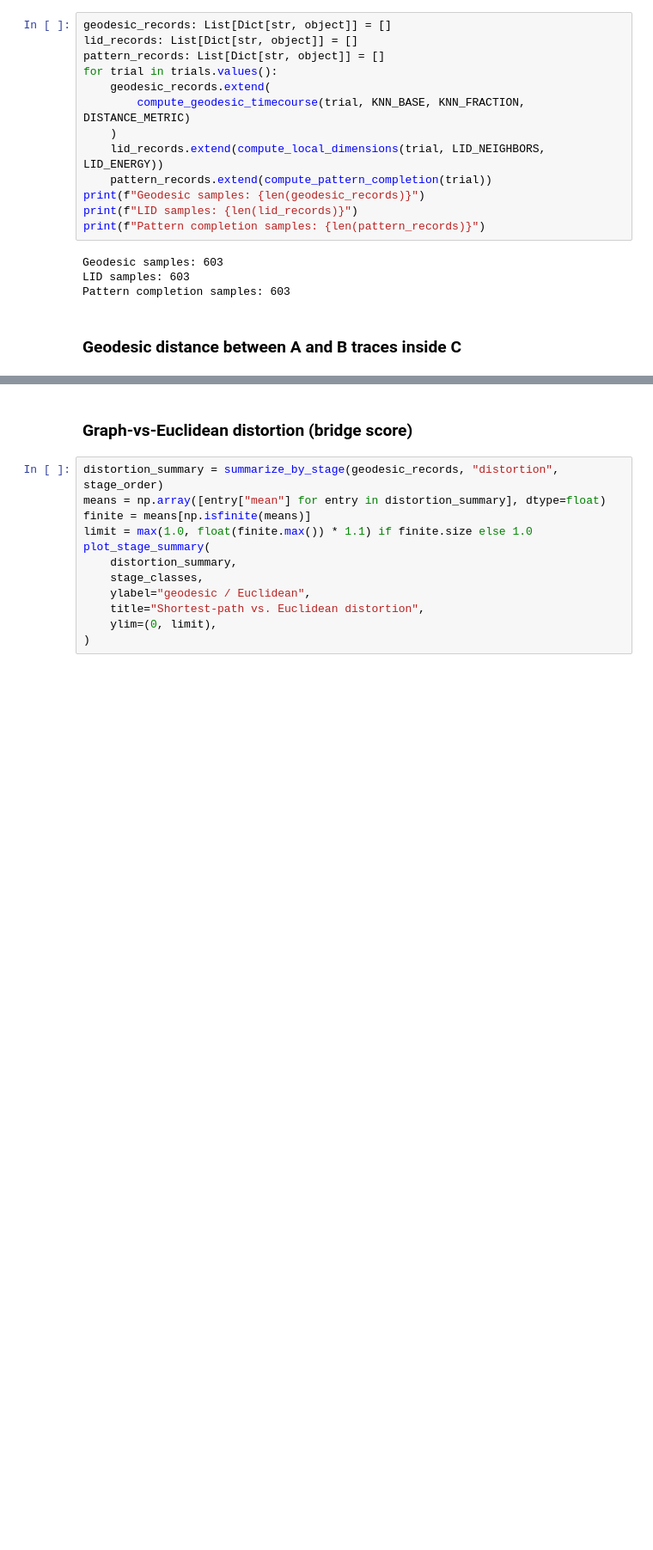
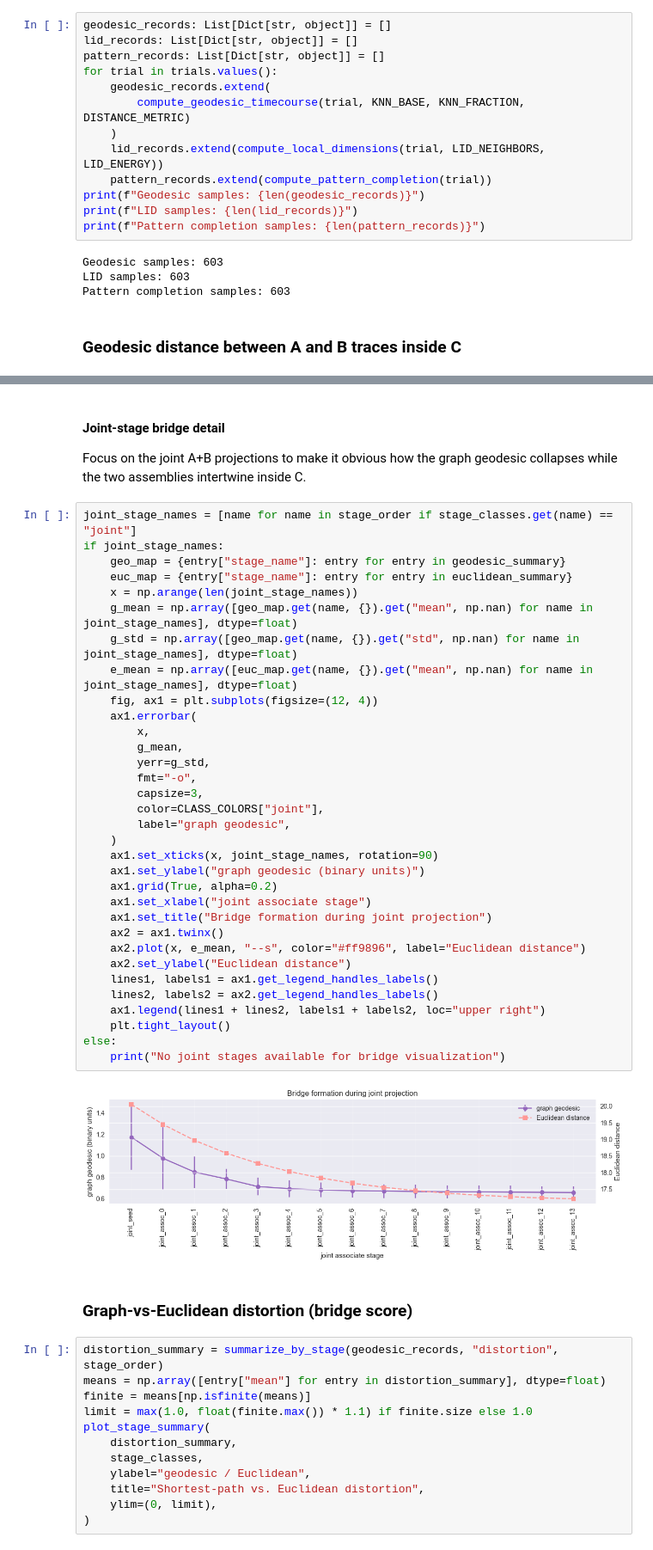
Before and after one commit to justincharney/assemblies, a Jupyter notebook: experiments/associate_manifold/associate_manifold_analysis.ipynb, the cells around one changed output, grey strips where cells are left out. Shown: that part at 86% size. Saved outputs shown, nothing was run; the diff lists cells and outputs as text; blank space fills up the shorter version.

```diff
--- a/experiments/associate_manifold/associate_manifold_analysis.ipynb
+++ b/experiments/associate_manifold/associate_manifold_analysis.ipynb
@@ -444,3 +445,41 @@ plot_stage_summary(
+# %% [markdown]
+#### Joint-stage bridge detail
+Focus on the joint A+B projections to make it obvious how the graph geodesic collapses while the two assemblies intertwine inside C.
+# %%
+joint_stage_names = [name for name in stage_order if stage_classes.get(name) == "joint"]
+if joint_stage_names:
+    geo_map = {entry["stage_name"]: entry for entry in geodesic_summary}
+    euc_map = {entry["stage_name"]: entry for entry in euclidean_summary}
+    x = np.arange(len(joint_stage_names))
+    g_mean = np.array([geo_map.get(name, {}).get("mean", np.nan) for name in joint_stage_names], dtype=float)
+    g_std = np.array([geo_map.get(name, {}).get("std", np.nan) for name in joint_stage_names], dtype=float)
+    e_mean = np.array([euc_map.get(name, {}).get("mean", np.nan) for name in joint_stage_names], dtype=float)
+    fig, ax1 = plt.subplots(figsize=(12, 4))
+    ax1.errorbar(
+        x,
+        g_mean,
+        yerr=g_std,
+        fmt="-o",
+        capsize=3,
+        color=CLASS_COLORS["joint"],
+        label="graph geodesic",
+    )
+    ax1.set_xticks(x, joint_stage_names, rotation=90)
+    ax1.set_ylabel("graph geodesic (binary units)")
+    ax1.grid(True, alpha=0.2)
+    ax1.set_xlabel("joint associate stage")
+    ax1.set_title("Bridge formation during joint projection")
+    ax2 = ax1.twinx()
+    ax2.plot(x, e_mean, "--s", color="#ff9896", label="Euclidean distance")
+    ax2.set_ylabel("Euclidean distance")
+    lines1, labels1 = ax1.get_legend_handles_labels()
+    lines2, labels2 = ax2.get_legend_handles_labels()
+    ax1.legend(lines1 + lines2, labels1 + labels2, loc="upper right")
+    plt.tight_layout()
+else:
+    print("No joint stages available for bridge visualization")
+# %% [output]
+[figure, added]
 # %% [markdown]
 ### Graph-vs-Euclidean distortion (bridge score)
 # %%
```
Also changed, not shown: parts of 4 cells of this notebook, 7 other files.
